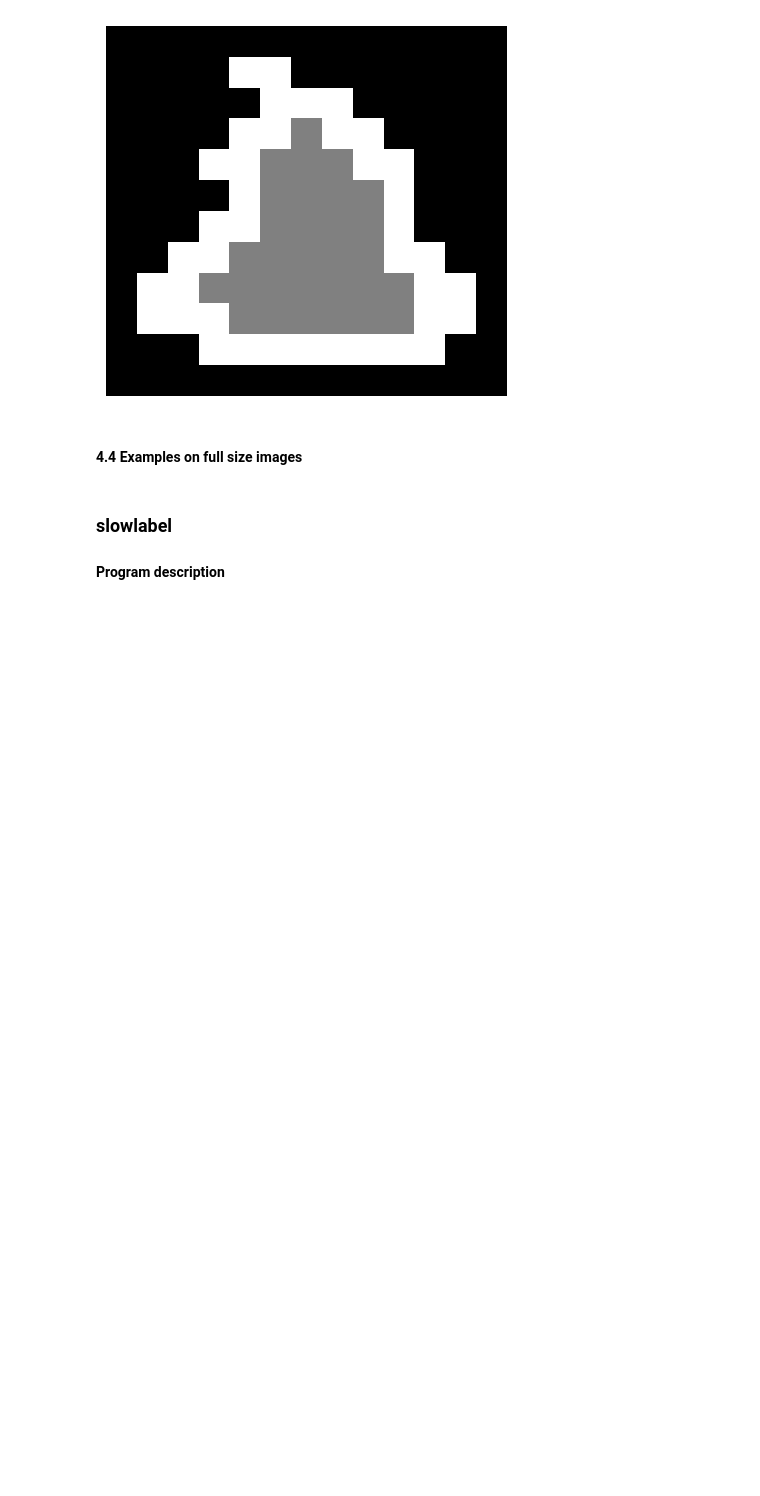
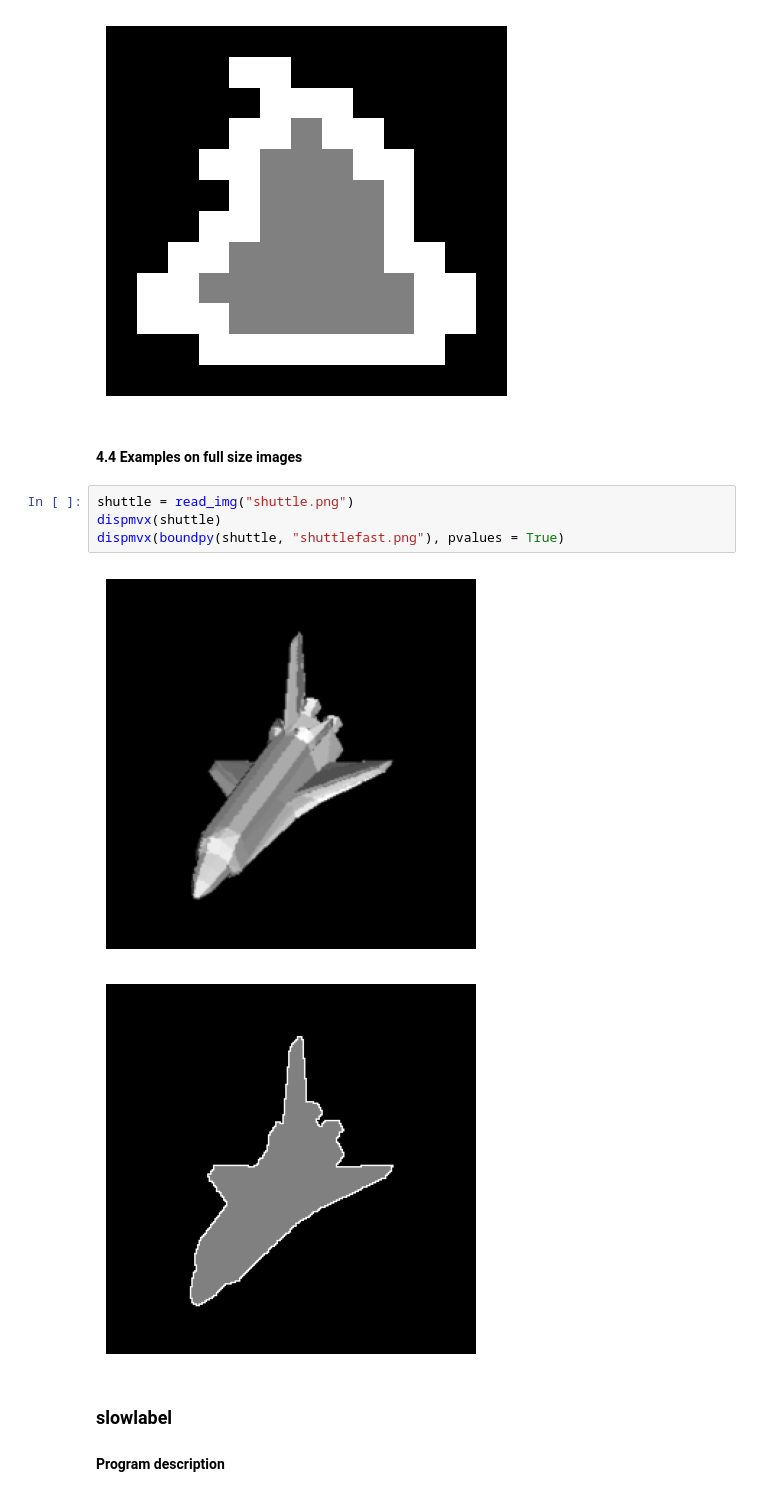
Before and after one commit to sophtsang/Binary_Image, a Jupyter notebook: binary.ipynb, the cells around one changed output. Drawn from its saved outputs; the diff is of its cells as text; blank space fills up the shorter version.

Commit message:
boundpy on large images

```diff
--- a/binary.ipynb
+++ b/binary.ipynb
@@ -107,6 +107,13 @@ dispmvx(boundpy(cloud, "cloudbound.png"))
 [figure]
 # %% [markdown]
 #### 4.4 Examples on full size images
+# %%
+shuttle = read_img("shuttle.png")
+dispmvx(shuttle)
+dispmvx(boundpy(shuttle, "shuttlefast.png"), pvalues = True)
+# %% [output]
+[figure, added]
+[figure, added]
 # %% [markdown]
 ### slowlabel
 
```
